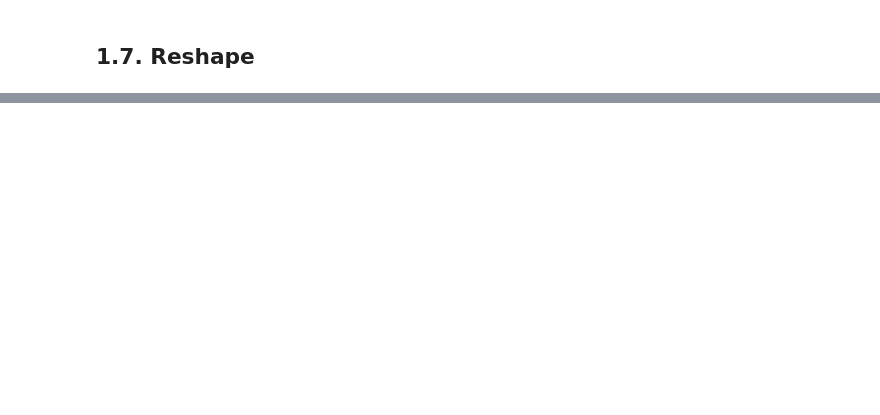
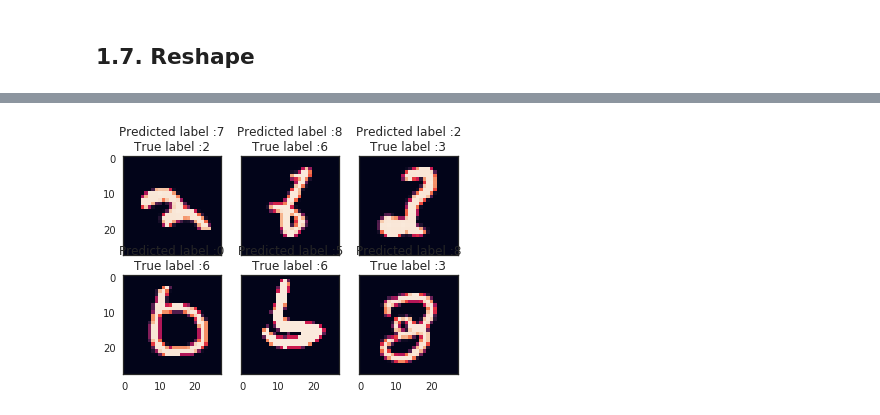
Before and after one commit to anebz/kaggle, a Jupyter notebook: mnist/mnist-with-cnn-keras-detailed-explanation.ipynb, the cells around one changed output, grey strips where cells are left out. Cells and saved outputs as stored; diff of their text form; code cells hidden in the pictures; blank space fills up the shorter version.

```diff
--- a/mnist/mnist-with-cnn-keras-detailed-explanation.ipynb
+++ b/mnist/mnist-with-cnn-keras-detailed-explanation.ipynb
@@ -483,41 +679,40 @@ sns.heatmap(tmp, annot=True, fmt='.1f')
 # %%
-# Display some error results
+errors = (ypred - ytrue != 0) # array of bools with true when there is an error or false when the image is cor
 
-# Errors are difference between predicted labels and true labels
-errors = (ypred_classes - ytrue != 0) # array of bools where the equality is true or false
-
-ypred_er = ypred[errors]
-ypred_classes_er = ypred_classes[errors]
+ypred_er = ypred_onehot[errors]
+ypred_classes_er = ypred[errors]
 ytrue_er = ytrue[errors]
 xval_er = xval[errors]
 
 def display_errors(errors_index, img_errors, pred_errors, obs_errors):
     """ This function shows 6 images with their predicted and real labels"""
     n = 0
     nrows = 2
     ncols = 3
     fig, ax = plt.subplots(nrows, ncols, sharex=True, sharey=True)
     for row in range(nrows):
         for col in range(ncols):
             error = errors_index[n]
             ax[row,col].imshow((img_errors[error]).reshape((28,28)))
             ax[row,col].set_title("Predicted label :{}\nTrue label :{}".format(pred_errors[error],obs_errors[error]))
             n += 1
 
 # Probabilities of the wrong predicted numbers
 ypred_er_prob = np.max(ypred_er,axis=1)
 
 # Predicted probabilities of the true values in the error set
 true_prob_er = np.diagonal(np.take(ypred_er, ytrue_er, axis=1))
 
 # Difference between the probability of the predicted label and the true label
 delta_pred_true_er = ypred_er_prob - true_prob_er
 
 # Sorted list of the delta prob errors
 sorted_delta_er = np.argsort(delta_pred_true_er)
 
-# Top 6 errors
-most_important_er = sorted_delta_er[-12:-6]
+# Top 6 errors. You can change the range to see other images
+most_important_er = sorted_delta_er[-6:]
 
 # Show the top 6 errors
 display_errors(most_important_er, xval_er, ypred_classes_er, ytrue_er)
+# %% [output]
+[figure, added]
```
Also changed, not shown: parts of 57 cells of this notebook, 4 other files.
